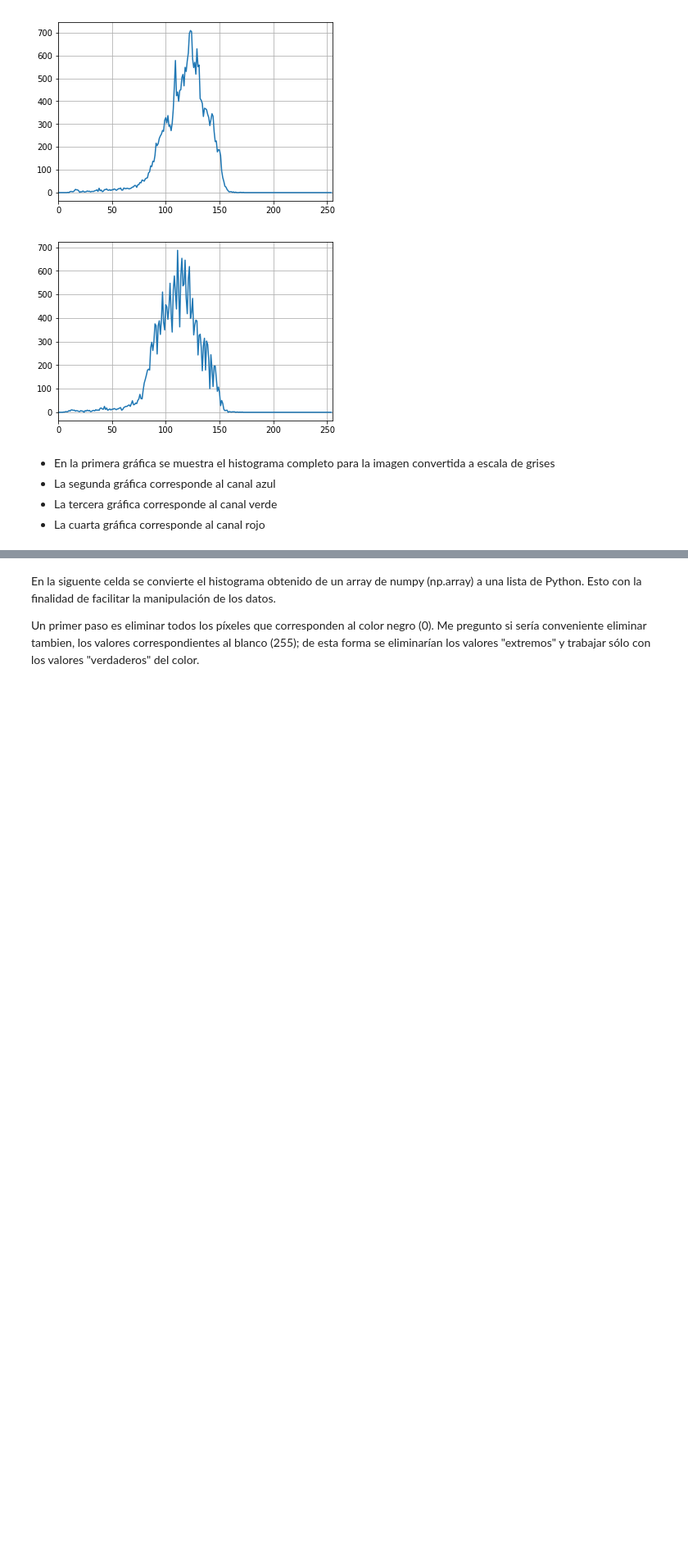
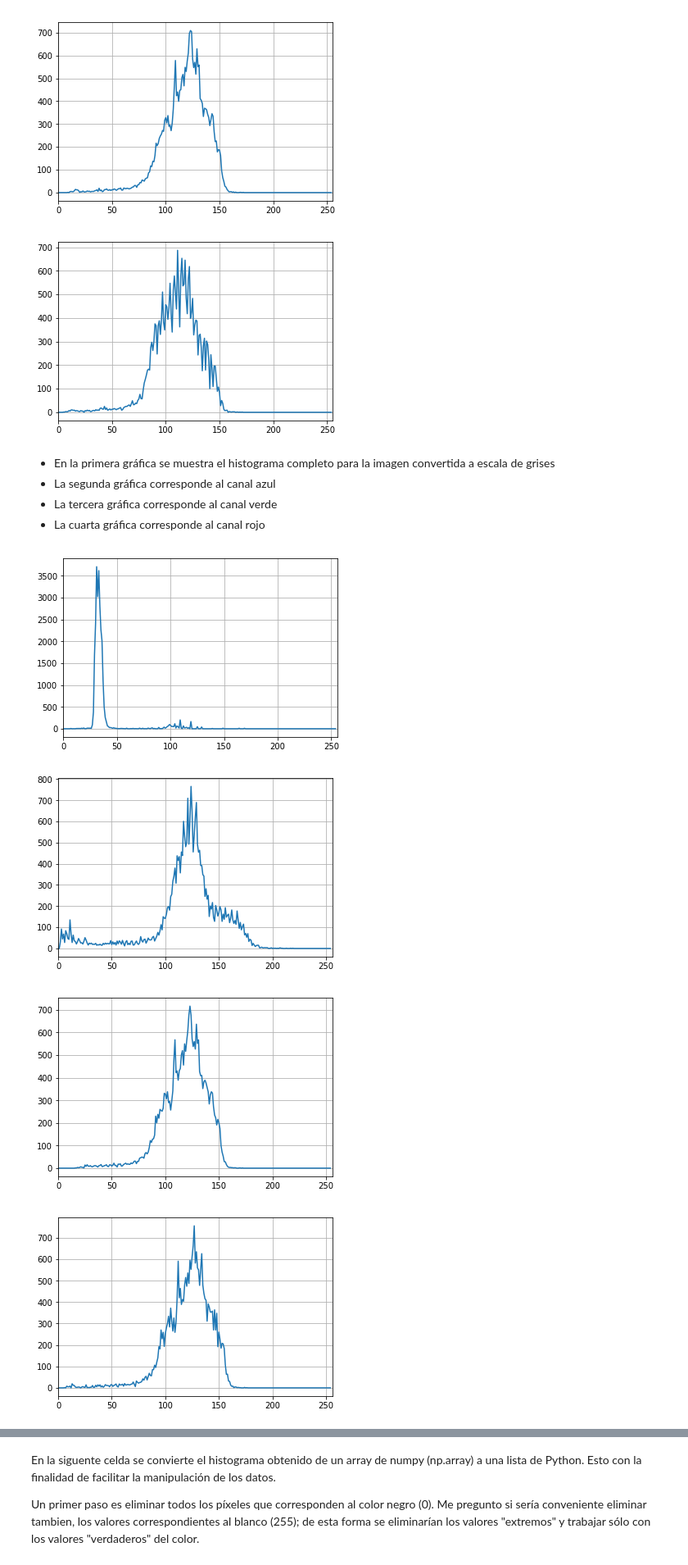
Before and after one commit to CrazyHrodgar/Lemonator-3000, a Jupyter notebook: Histogram_test.ipynb, the cells around one changed output, grey strips where cells are left out. Shown at 82% size. Cells and saved outputs as stored; diff of their text form; code cells hidden in the pictures; blank space fills up the shorter version.

```diff
--- a/Histogram_test.ipynb
+++ b/Histogram_test.ipynb
@@ -44,6 +49,7 @@ hg = cv.calcHist([img],[1],mask,[256],[0,256]) # Histograma para el canal verde
 hr = cv.calcHist([img],[2],mask,[256],[0,256]) # Histograma para el canal rojo
 
 hist_list = [hist_full, hb, hg, hr] # Se crea una lista con los todos los histogramas
+spaces = [hsv, cielab]
 
 for h in hist_list:
     flag = h.tolist() # Se convierte el histograma en turno a una lista
@@ -66,6 +72,21 @@ for h in hist_list:
 # %%
 # print(len(hist_mask))
 # print(type(hist_mask))
 # print(hist_mask)
 # np.shape(new_img)
 # print(new_img[0,0])
+
+for s in spaces:
+    for i in range(3):
+        h = cv.calcHist([s],[i],None,[256],[0,256])
+        flag = h.tolist()
+        flag.pop(0)
+        plt.plot(flag)
+        plt.xlim([0,256])
+        plt.grid()
+        plt.show()
+# %% [output]
+[figure, added]
+[figure, added]
+[figure, added]
+[figure, added]
```
Also changed, not shown: parts of 5 cells of this notebook.
